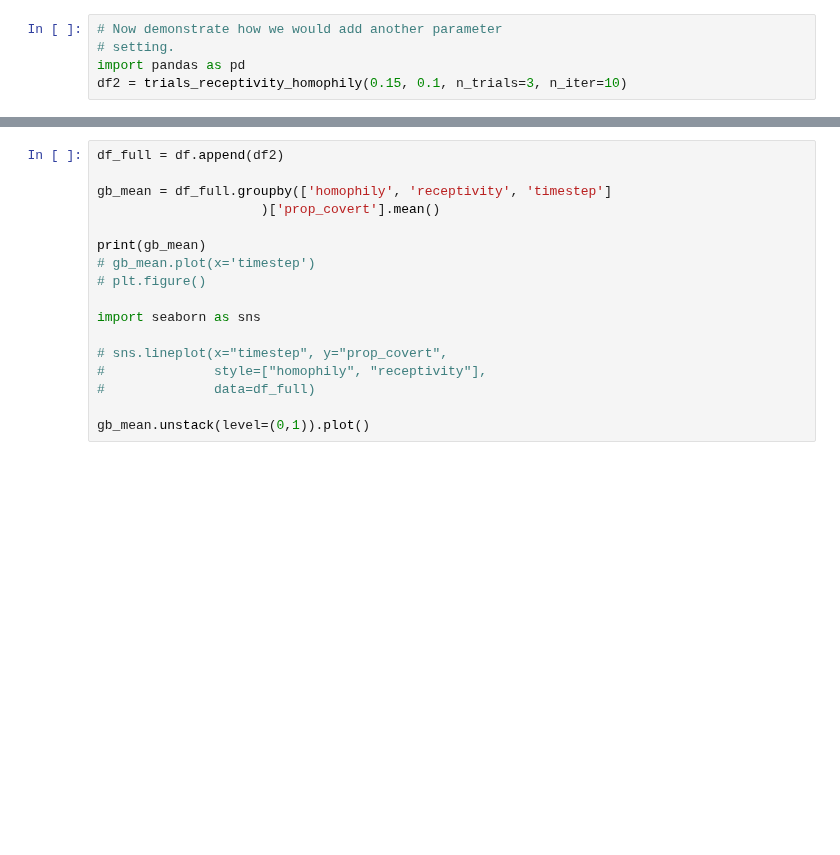
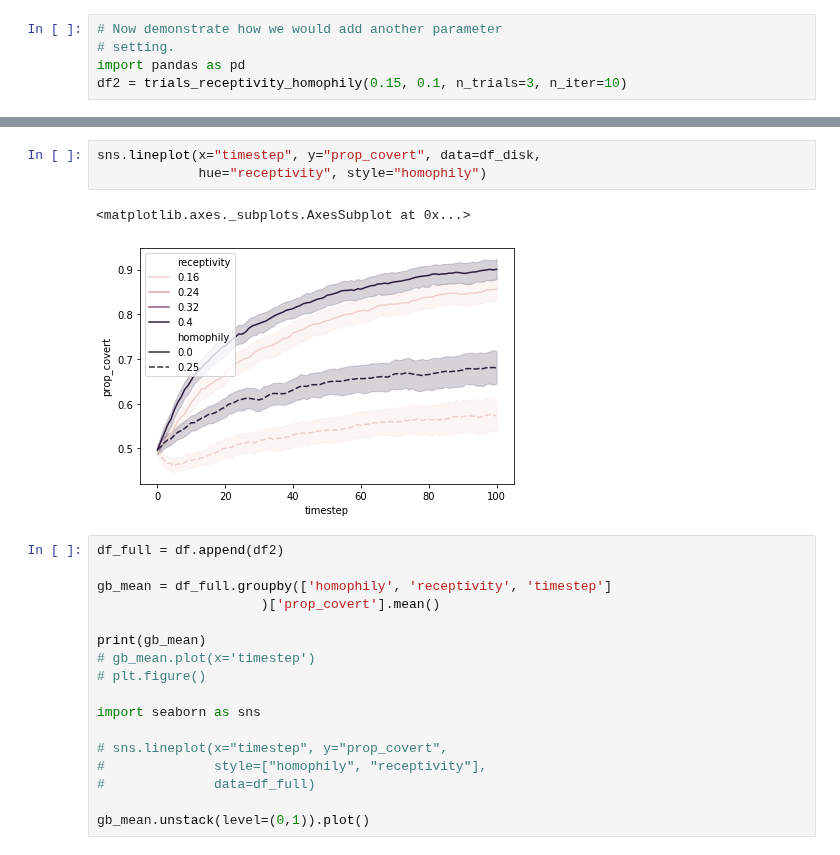
Before and after one commit to mt-digital/identity-signaling, a Jupyter notebook: Experiment development.ipynb, the cells around one changed output, grey strips where cells are left out. Cells and saved outputs as stored; diff of their text form; blank space fills up the shorter version.

```diff
--- a/Experiment development.ipynb
+++ b/Experiment development.ipynb
@@ -288,3 +305,9 @@ gb_mean.unstack(level=(0,1)).plot()
+# %%
+sns.lineplot(x="timestep", y="prop_covert", data=df_disk,
+             hue="receptivity", style="homophily")
+# %% [output]
+<matplotlib.axes._subplots.AxesSubplot at 0x...>
+[figure, added]
 # %%
 df_full = df.append(df2)
 
```
Also changed, not shown: parts of 2 cells of this notebook.
